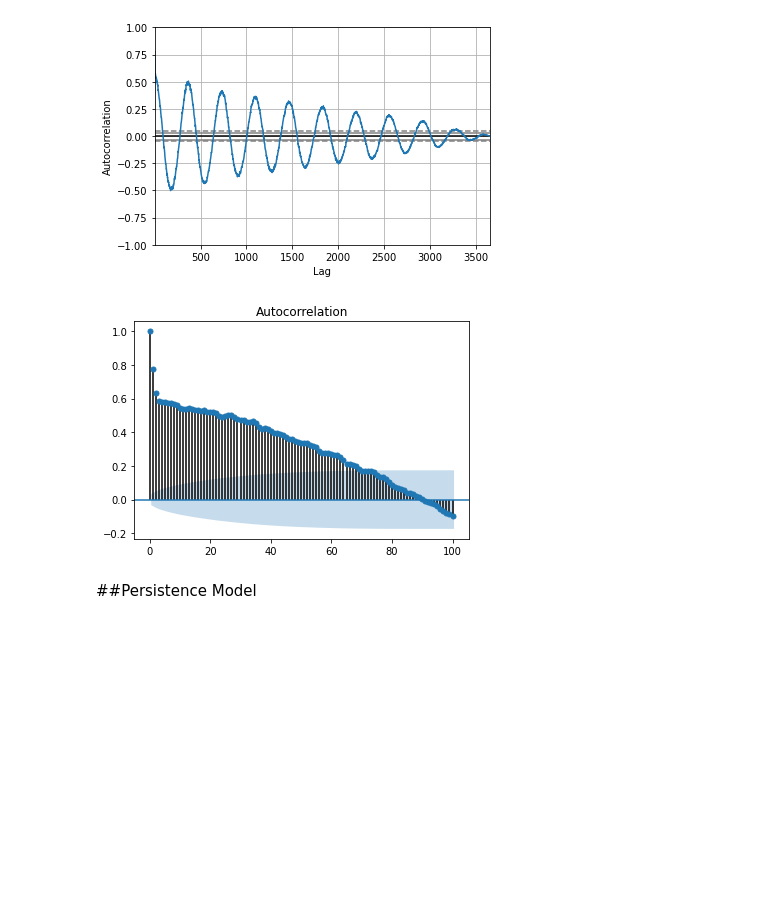
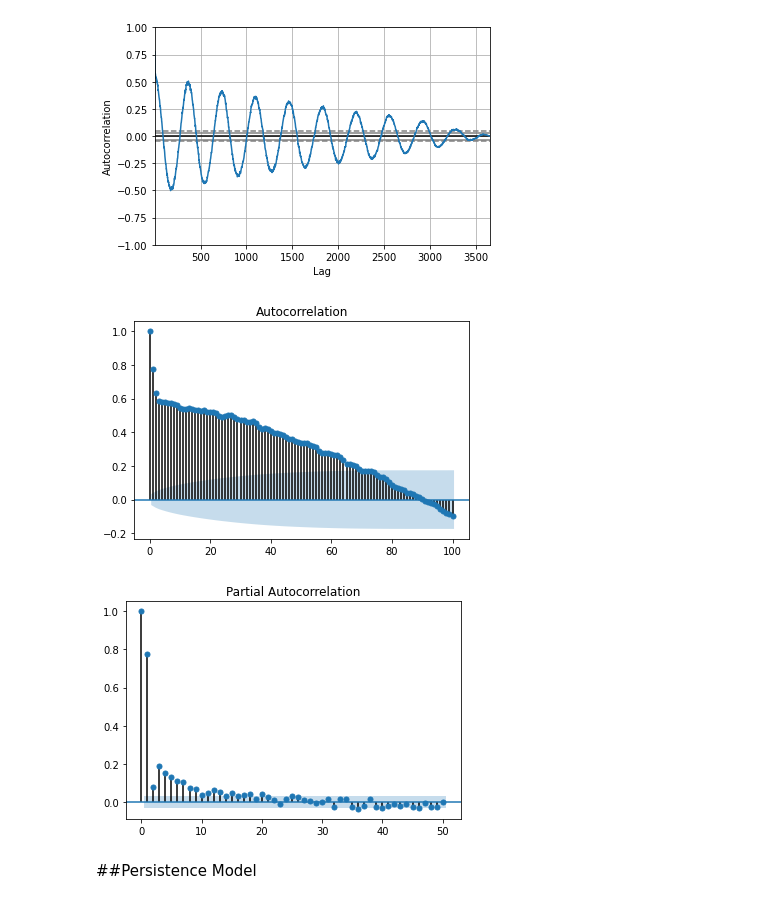
Before and after one commit to rahuls321/Time-Series-Forecasting-With-Python, a Jupyter notebook: Autoregression_Models_for_TSF.ipynb, the cells around one changed output. Cells and saved outputs as stored; diff of their text form; code cells hidden in the pictures; blank space fills up the shorter version.

```diff
--- a/Autoregression_Models_for_TSF.ipynb
+++ b/Autoregression_Models_for_TSF.ipynb
@@ -59,11 +59,13 @@ pyplot.show()
 # %% [output]
 [figure]
 # %%
-from statsmodels.graphics.tsaplots import plot_acf
+from statsmodels.graphics.tsaplots import plot_acf, plot_pacf
 plot_acf(series, lags=100)
+plot_pacf(series, lags=50)
 pyplot.show()
 # %% [output]
 [figure]
+[figure, added]
 # %% [markdown]
 ##Persistence Model
 # %%
```
